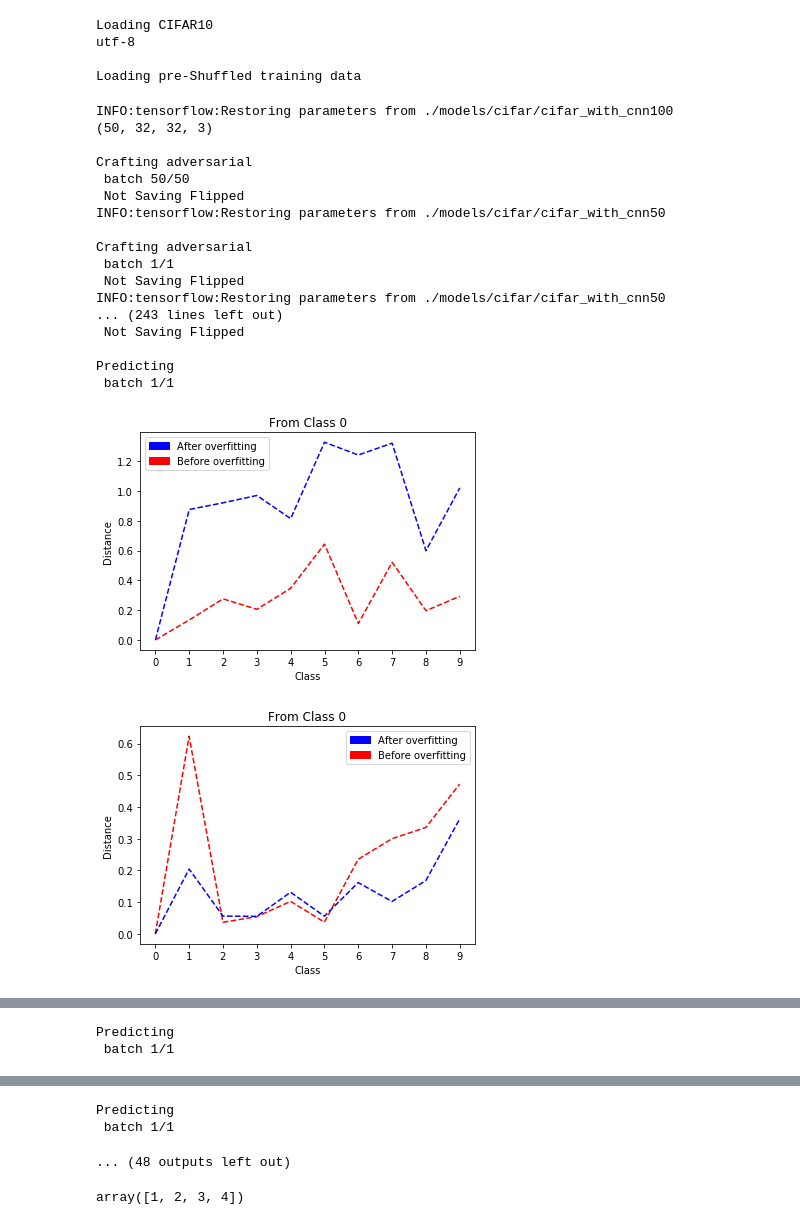
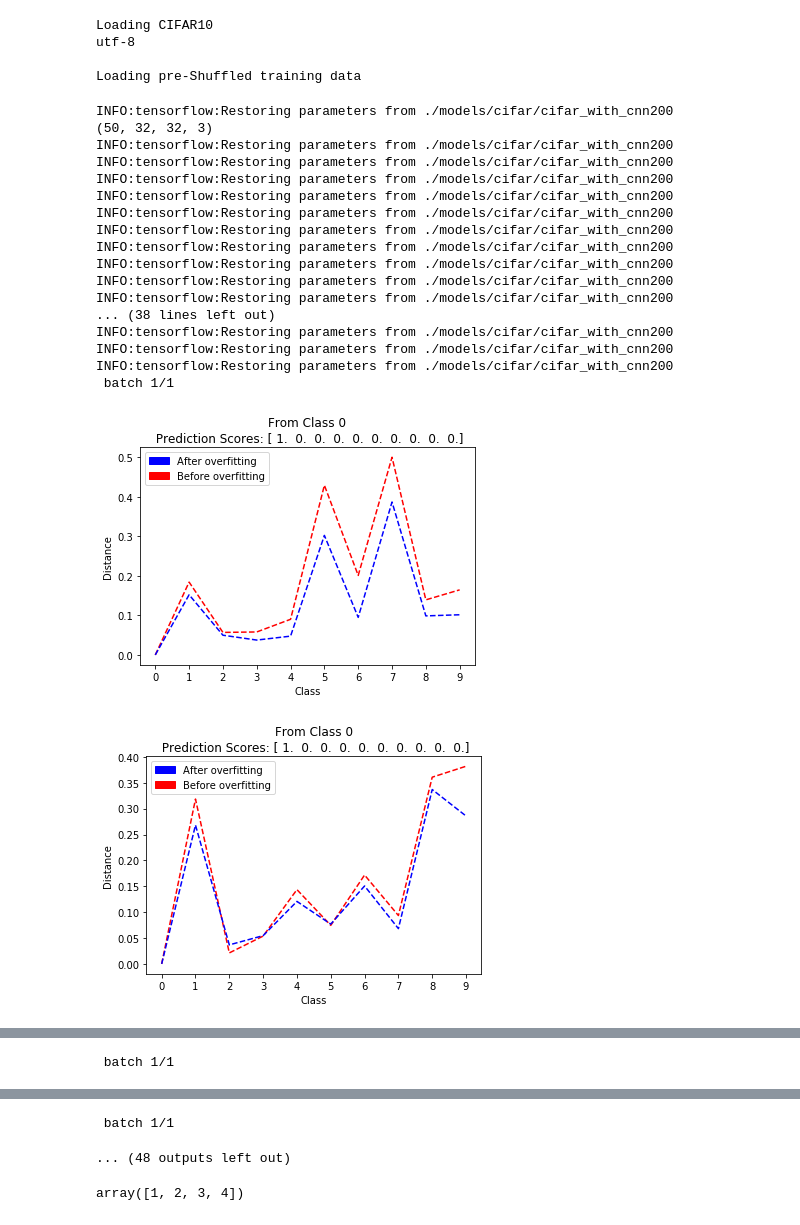
Before and after one commit to yashkant/Decision-Flip-Experiments, a Jupyter notebook: CIFAR/ex_lass_signum_no_fixed-step-length-CIFAR10-M2-epoch100-min-train_again-Copy1.ipynb, the cells around one changed output, grey strips where cells are left out. Cells and saved outputs as stored; diff of their text form; code cells hidden in the pictures.

Commit message:
Adding pred scores in train again exps

```diff
--- a/CIFAR/ex_lass_signum_no_fixed-step-length-CIFAR10-M2-epoch100-min-train_again-Copy1.ipynb
+++ b/CIFAR/ex_lass_signum_no_fixed-step-length-CIFAR10-M2-epoch100-min-train_again-Copy1.ipynb
@@ -507,7 +507,7 @@ def _evaluate(X_data, y_data, env):
     return loss, acc
 # %%
 def _predict(X_data, env):
-    print('\nPredicting')
+#     print('\nPredicting')
     n_sample = X_data.shape[0]
     batch_size = 128
     n_batch = int(np.ceil(n_sample/batch_size))
@@ -543,11 +543,11 @@ def train(label):
 
     save_model(label)
 
-def train_again_also_flip(X, y, epochs):
+def train_again_also_flip(X, y, epochs, model_label_epochs):
     #Not making batches, do that if size > 128
     X_flip = np.empty(np.append(len(X),[n_classes,img_rows, img_cols, img_chas]))
     for i in range(X.shape[0]):
-        restore_model(label + str(epochs))
+        restore_model(label + str(model_label_epochs))
         for e in range(epochs):
             sess.run(env.optim, feed_dict={env.x: [X[i]],
                                            env.y: [y[i]],
@@ -581,7 +581,7 @@ def create_adv_wrt_class(X, Y, label=None):
 #     save_as_txt(get_flip_path(label), X_adv)
     return X_adv
 # %%
-def plot_compare(flip,flip_overfit, n, i):
+def plot_compare(flip,flip_overfit,pred, n, cls):
     %matplotlib inline
     t = np.arange(0,n,1)
     plt.xticks(t)
@@ -591,7 +591,13 @@ def plot_compare(flip,flip_overfit, n, i):
     plt.legend(handles=[blue_patch, red_patch])
     plt.xlabel("Class")
     plt.ylabel("Distance")
-    plt.title("From Class " + str(i))
+    pcls= np.argmax(pred, axis=0)
+#     print(pred.type)
+#     print(pcls)
+    if (cls == pcls):
+        plt.title("From Class " + str(cls) + '\n Prediction Scores: ' + str(pred) )
+    else:
+        plt.title("From Class " + str(cls) + '**Misclassified Earlier**'+'\n Prediction Scores: ' + str(pred) )
     plt.show()
 
 def compare_both_models(X,y, X_flip, X_flip_overfit):
@@ -600,47 +606,49 @@ def compare_both_models(X,y, X_flip, X_flip_overfit):
         class_indices = get_class_indices(X,cls)
         l2_flip = find_l2_batch(X[class_indices], X_flip[class_indices])
         l2_flip_overfit = find_l2_batch(X[class_indices], X_flip_overfit[class_indices])
+        pred = _predict(X[class_indices], env)
         for i in range(l2_flip.shape[0]):
-            plot_compare(l2_flip[i],l2_flip_overfit[i],n_classes,cls)
+            plot_compare(l2_flip[i],l2_flip_overfit[i],np.round(pred[i],3),n_classes,cls)
 # %%
 method = 2
 n = 100
-epochs = 100
+epochs = 200
 label="cifar_with_cnn"
 train_again_epochs = 100
 n_train_again = 50
 # train(label)
 restore_model(label + str(epochs))
 # _evaluate(X_train, y_train, env)
 
 X = X_train[100:100+n_train_again]
 y = y_train[100:100+n_train_again]
 
 print(X.shape)
 
 # train_label = make_label("train", method, epochs,n, False)
 X_flip=  create_adv_wrt_class(X, y, label)
 
 
-X_flip_overfit = train_again_also_flip(X, y, train_again_epochs)
+X_flip_overfit = train_again_also_flip(X, y, train_again_epochs, model_label_epochs = epochs)
+restore_model(label + str(epochs))
 compare_both_models(X,y, X_flip, X_flip_overfit)
 # %% [output]
-INFO:tensorflow:Restoring parameters from ./models/cifar/cifar_with_cnn100
+INFO:tensorflow:Restoring parameters from ./models/cifar/cifar_with_cnn200
 (50, 32, 32, 3)
-
-Crafting adversarial
- batch 50/50
- Not Saving Flipped
-INFO:tensorflow:Restoring parameters from ./models/cifar/cifar_with_cnn50
-
-Crafting adversarial
+INFO:tensorflow:Restoring parameters from ./models/cifar/cifar_with_cnn200
+INFO:tensorflow:Restoring parameters from ./models/cifar/cifar_with_cnn200
+INFO:tensorflow:Restoring parameters from ./models/cifar/cifar_with_cnn200
+INFO:tensorflow:Restoring parameters from ./models/cifar/cifar_with_cnn200
+INFO:tensorflow:Restoring parameters from ./models/cifar/cifar_with_cnn200
+INFO:tensorflow:Restoring parameters from ./models/cifar/cifar_with_cnn200
+INFO:tensorflow:Restoring parameters from ./models/cifar/cifar_with_cnn200
+INFO:tensorflow:Restoring parameters from ./models/cifar/cifar_with_cnn200
+INFO:tensorflow:Restoring parameters from ./models/cifar/cifar_with_cnn200
+INFO:tensorflow:Restoring parameters from ./models/cifar/cifar_with_cnn200
+... (38 lines left out)
+INFO:tensorflow:Restoring parameters from ./models/cifar/cifar_with_cnn200
+INFO:tensorflow:Restoring parameters from ./models/cifar/cifar_with_cnn200
+INFO:tensorflow:Restoring parameters from ./models/cifar/cifar_with_cnn200
  batch 1/1
- Not Saving Flipped
-INFO:tensorflow:Restoring parameters from ./models/cifar/cifar_with_cnn50
-... (243 lines left out)
- Not Saving Flipped
-
-Predicting
- batch 1/1
-[figure, old version]
+[figure, new version]
-[figure, old version]
+[figure, new version]
@@ -650,2 +658 @@ Predicting
-Predicting
  batch 1/1
@@ -656,4 +663,3 @@ Predicting
-Predicting
  batch 1/1
 ... (48 outputs left out)
 # %%
```
Also changed, not shown: parts of 2 cells of this notebook.
